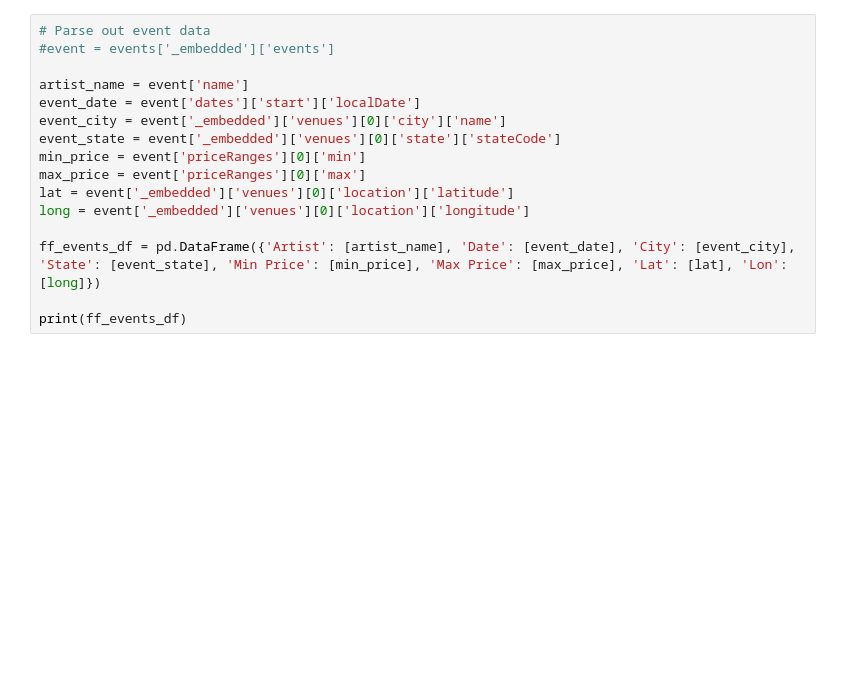
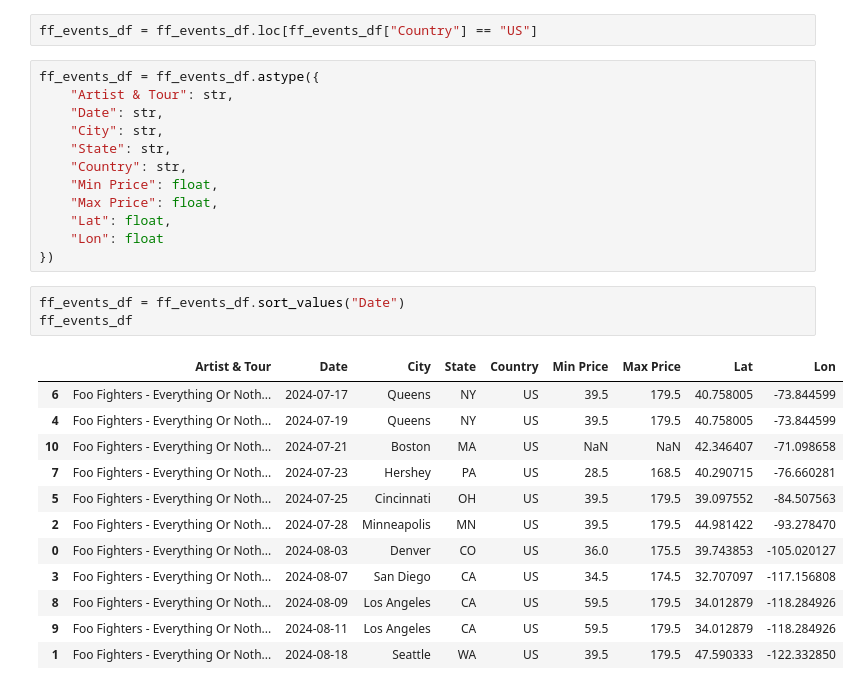
Before and after one commit to jodylarson310/module7-project, a Jupyter notebook: events_info.ipynb, the cells around one changed output. Drawn from its saved outputs; the diff is of its cells as text; blank space fills up the shorter version.

```diff
--- a/events_info.ipynb
+++ b/events_info.ipynb
@@ -35,16 +100,30 @@ KeyError: 'priceRanges'
-# %%
-# Parse out event data
-#event = events['_embedded']['events']
-
-artist_name = event['name']
-event_date = event['dates']['start']['localDate']
-event_city = event['_embedded']['venues'][0]['city']['name']
-event_state = event['_embedded']['venues'][0]['state']['stateCode']
-min_price = event['priceRanges'][0]['min']
-max_price = event['priceRanges'][0]['max']
-lat = event['_embedded']['venues'][0]['location']['latitude']
-long = event['_embedded']['venues'][0]['location']['longitude']
-
-ff_events_df = pd.DataFrame({'Artist': [artist_name], 'Date': [event_date], 'City': [event_city], 'State': [event_state], 'Min Price': [min_price], 'Max Price': [max_price], 'Lat': [lat], 'Lon': [long]})
-
-print(ff_events_df)
+# %%
+ff_events_df = ff_events_df.loc[ff_events_df["Country"] == "US"]
+# %%
+ff_events_df = ff_events_df.astype({
+    "Artist & Tour": str,
+    "Date": str,
+    "City": str,
+    "State": str,
+    "Country": str,
+    "Min Price": float,
+    "Max Price": float,
+    "Lat": float,
+    "Lon": float
+})
+# %%
+ff_events_df = ff_events_df.sort_values("Date")
+ff_events_df
+# %% [output]
+|  | Artist & Tour | Date | City | State | Country | Min Price | Max Price | Lat | Lon |
+| 6 | Foo Fighters - Everything Or Noth... | 2024-07-17 | Queens | NY | US | 39.5 | 179.5 | 40.758005 | -73.844599 |
+| 4 | Foo Fighters - Everything Or Noth... | 2024-07-19 | Queens | NY | US | 39.5 | 179.5 | 40.758005 | -73.844599 |
+| 10 | Foo Fighters - Everything Or Noth... | 2024-07-21 | Boston | MA | US | NaN | NaN | 42.346407 | -71.098658 |
+| 7 | Foo Fighters - Everything Or Noth... | 2024-07-23 | Hershey | PA | US | 28.5 | 168.5 | 40.290715 | -76.660281 |
+| 5 | Foo Fighters - Everything Or Noth... | 2024-07-25 | Cincinnati | OH | US | 39.5 | 179.5 | 39.097552 | -84.507563 |
+| 2 | Foo Fighters - Everything Or Noth... | 2024-07-28 | Minneapolis | MN | US | 39.5 | 179.5 | 44.981422 | -93.278470 |
+| 0 | Foo Fighters - Everything Or Noth... | 2024-08-03 | Denver | CO | US | 36.0 | 175.5 | 39.743853 | -105.020127 |
+| 3 | Foo Fighters - Everything Or Noth... | 2024-08-07 | San Diego | CA | US | 34.5 | 174.5 | 32.707097 | -117.156808 |
+| 8 | Foo Fighters - Everything Or Noth... | 2024-08-09 | Los Angeles | CA | US | 59.5 | 179.5 | 34.012879 | -118.284926 |
+| 9 | Foo Fighters - Everything Or Noth... | 2024-08-11 | Los Angeles | CA | US | 59.5 | 179.5 | 34.012879 | -118.284926 |
+| 1 | Foo Fighters - Everything Or Noth... | 2024-08-18 | Seattle | WA | US | 39.5 | 179.5 | 47.590333 | -122.332850 |
```
Also changed, not shown: parts of 6 cells of this notebook.
